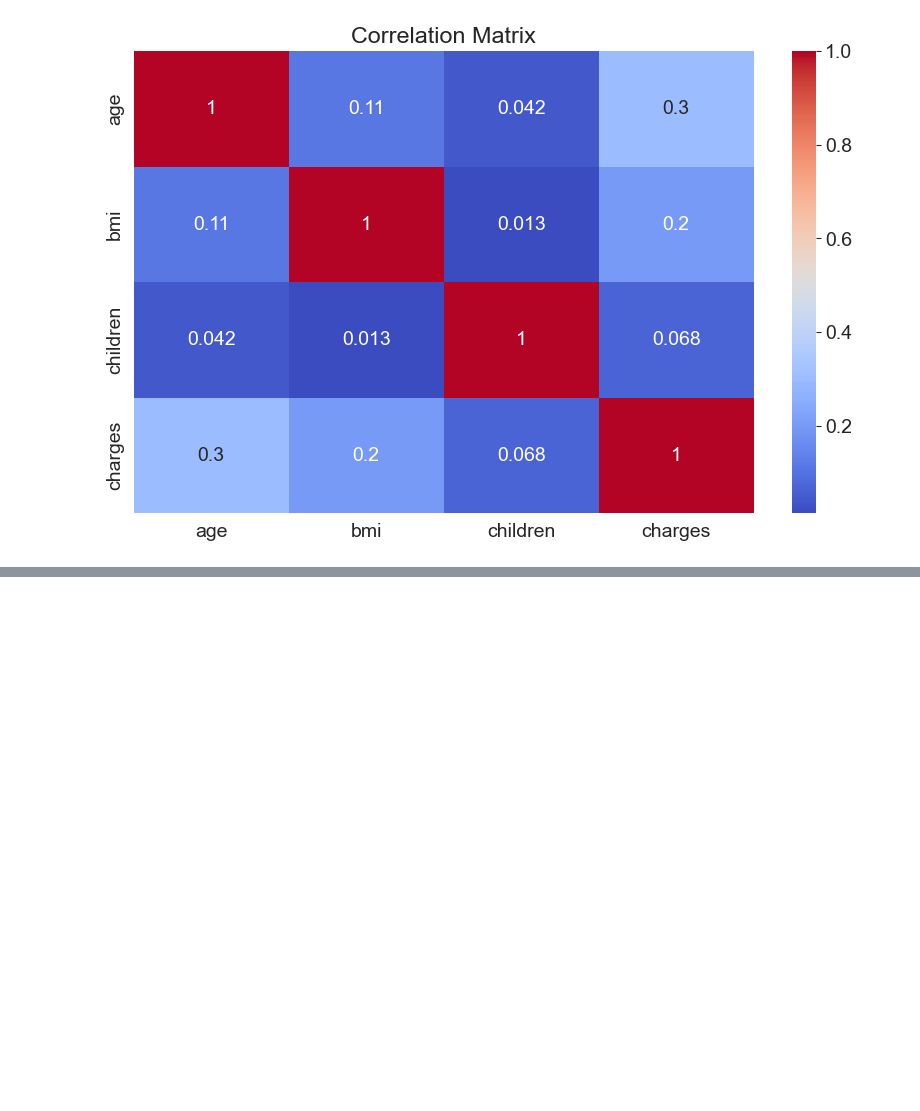
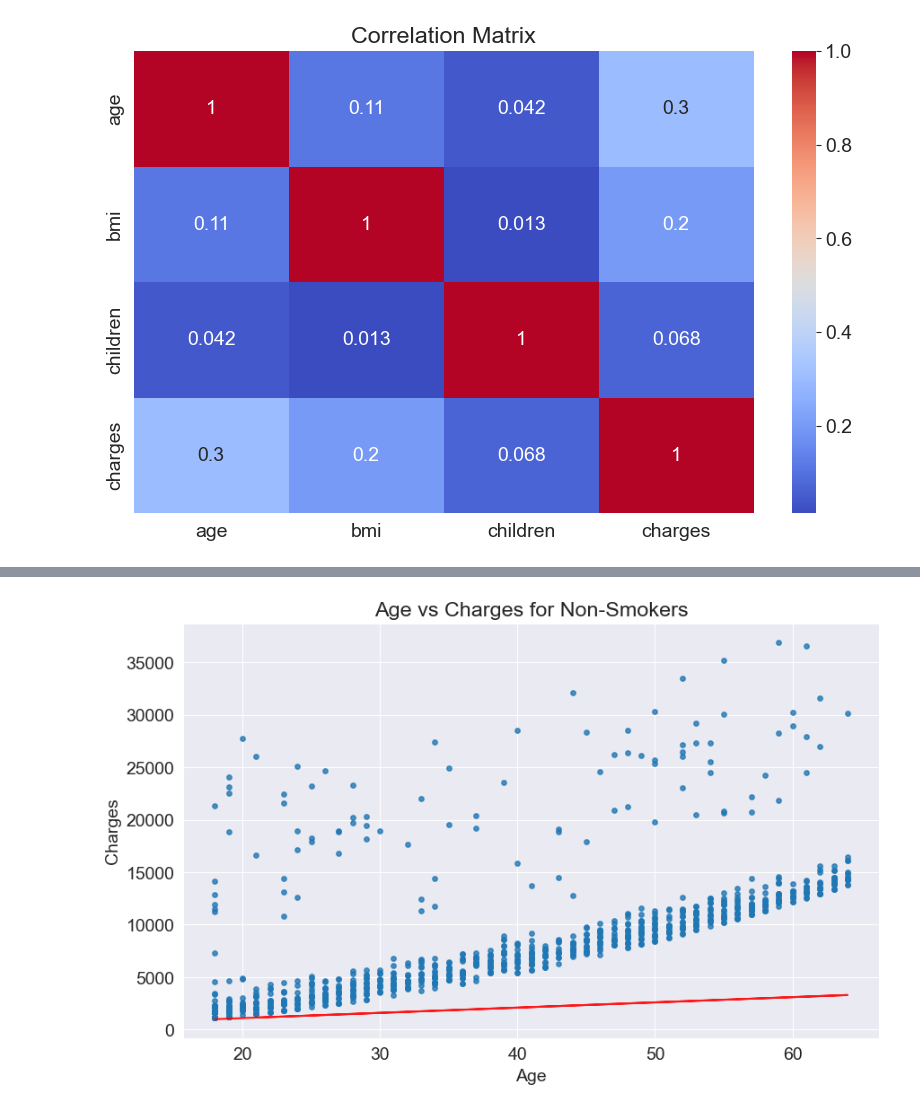
Before and after one commit to Hassan23121999/medical_expenses_predictor, a Jupyter notebook: notebook.ipynb, the cells around one changed output, grey strips where cells are left out. Saved outputs shown, nothing was run; the diff lists cells and outputs as text; code cells hidden in the pictures; blank space fills up the shorter version.

```diff
--- a/notebook.ipynb
+++ b/notebook.ipynb
@@ -229,0 +314,10 @@ plt.show()
+# %%
+target = non_smoker_df.charges
+plt.plot(ages,estimated_charges, 'r', alpha=0.9)
+plt.scatter(ages,target, alpha=0.8, s=15)
+plt.xlabel('Age')
+plt.ylabel('Charges')
+plt.title('Age vs Charges for Non-Smokers')
+plt.show()
+# %% [output]
+[figure, added]
```
Also changed, not shown: parts of 15 cells of this notebook.
